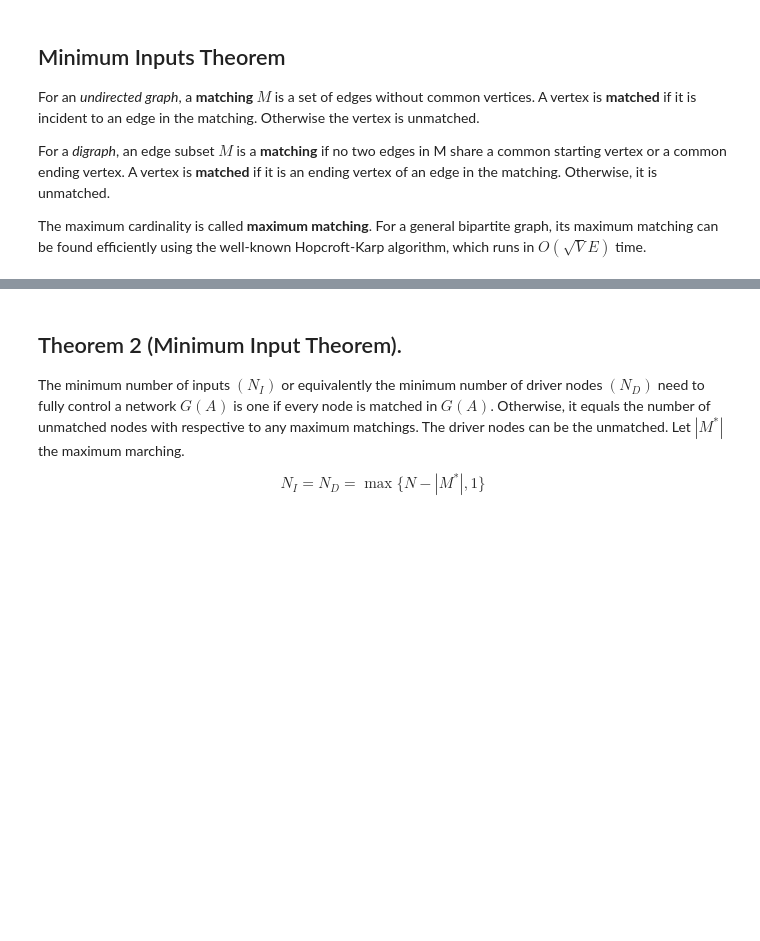
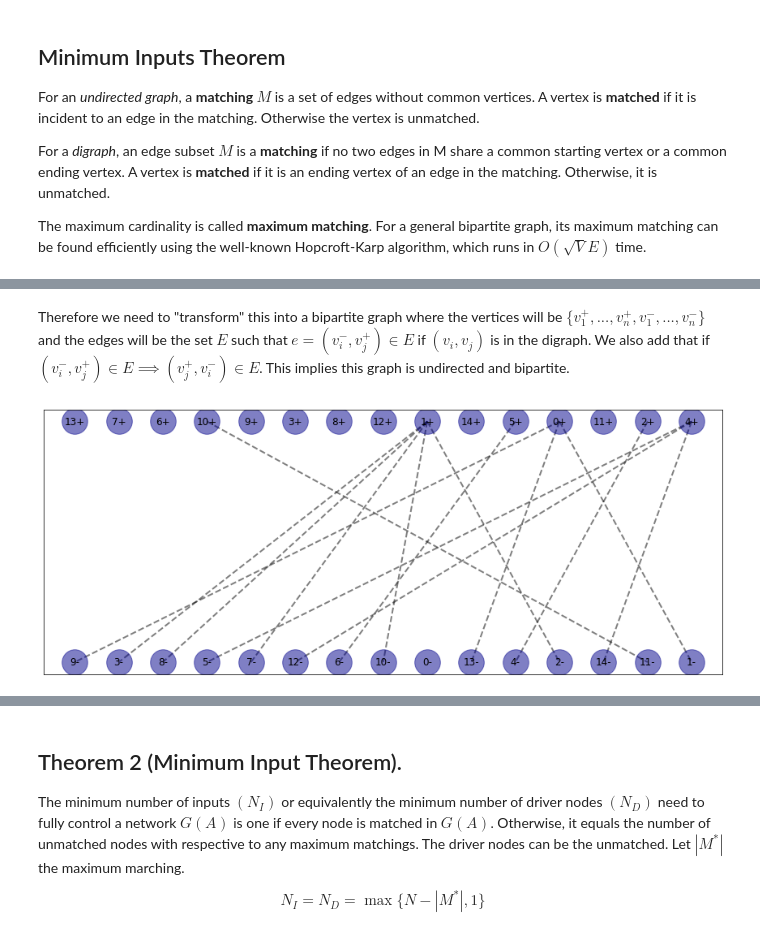
Before and after one commit to lucasmoschen/optimal-vaccination-networks, a Jupyter notebook: notebooks/control_complex_networks.ipynb, the cells around one changed output, grey strips where cells are left out. Saved outputs shown, nothing was run; the diff lists cells and outputs as text; code cells hidden in the pictures; blank space fills up the shorter version.

```diff
--- a/notebooks/control_complex_networks.ipynb
+++ b/notebooks/control_complex_networks.ipynb
@@ -320,0 +321,32 @@ plt.show()
+# %% [markdown]
+Therefore we need to "transform" this into a bipartite graph where the vertices will be $\{v_1^+, ..., v_n^+, v_1^-, ..., v_n^-\}$ and the edges will be the set $E$ such that $e = (v_i^-, v_j^+) \in E$ if $(v_i, v_j)$ is in the digraph. We also add that if $(v_i^-, v_j^+) \in E \implies (v_j^+, v_i^-) \in E$. This implies this graph is undirected and bipartite.
+# %%
+G = nx.Graph()
+
+# add in nodes
+G.add_nodes_from([
+    str(node)+'+' for node in R.nodes
+])
+# add out nodes
+G.add_nodes_from([
+    str(node)+'-' for node in R.nodes
+])
+# add edges
+edges = [
+    (str(node1)+'-', str(node2)+'+') for node1 in R.nodes
+                                     for node2 in R.nodes
+                                     if (node1,node2) in R.edges
+]
+G.add_edges_from(edges)
+# %%
+fig, ax = plt.subplots(figsize = (15,6))
+pos = nx.bipartite_layout(G, nodes = [str(n)+'+' for n in R.nodes],
+                          align = 'horizontal', aspect_ratio=1000)
+
+nx.draw_networkx_edges(G, pos, ax = ax, alpha = 0.5, style ='dashed', width = 2)
+nx.draw_networkx_nodes(G, pos, ax = ax, node_size=1000, node_color='darkblue', alpha = 0.5)
+nx.draw_networkx_labels(G, pos, ax = ax)
+
+plt.show()
+# %% [output]
+[figure, added]
```
Also changed, not shown: parts of 9 cells of this notebook.
